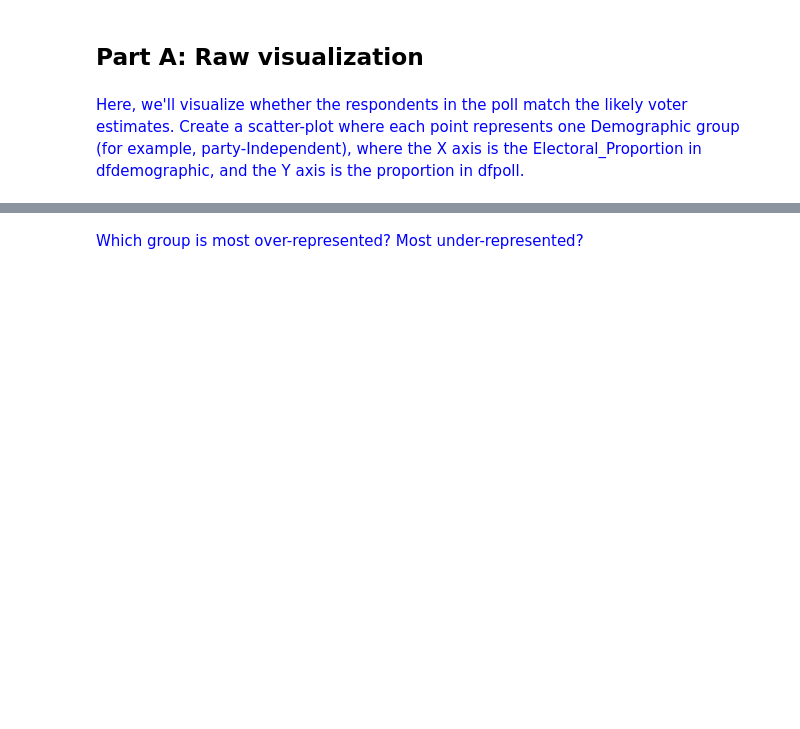
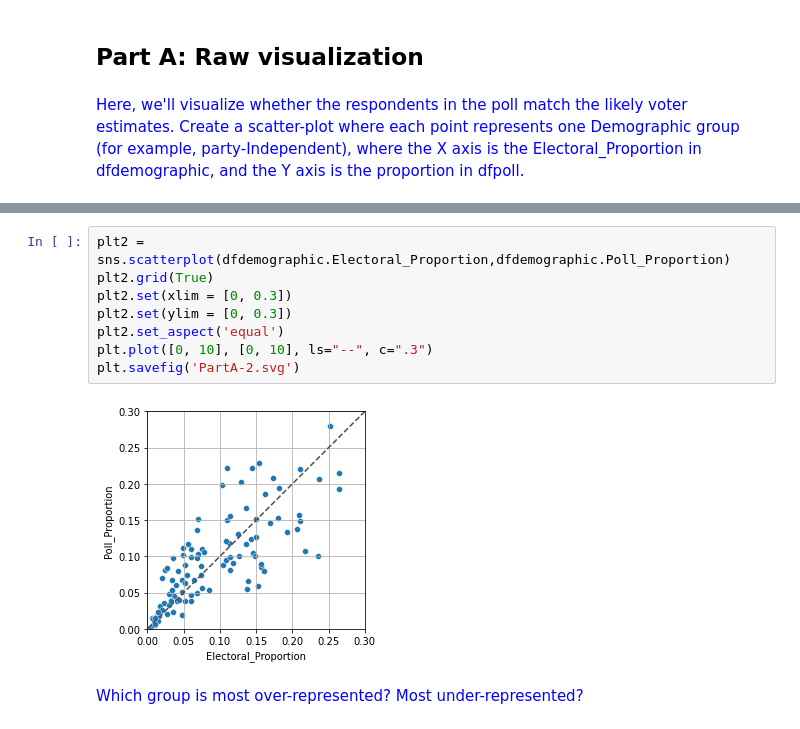
Before and after one commit to martinsun0/People-Data-Systems, a Jupyter notebook: HW1/HW1_assignment.ipynb, the cells around one changed output, grey strips where cells are left out. Cells and saved outputs as stored; diff of their text form; blank space fills up the shorter version.

```diff
--- a/HW1/HW1_assignment.ipynb
+++ b/HW1/HW1_assignment.ipynb
@@ -85,2 +149,12 @@ dfdemographic contains estimates of likely voters in Florida in 2016. When Demog
+# %%
+plt2 = sns.scatterplot(dfdemographic.Electoral_Proportion,dfdemographic.Poll_Proportion)
+plt2.grid(True)
+plt2.set(xlim = [0, 0.3])
+plt2.set(ylim = [0, 0.3])
+plt2.set_aspect('equal')
+plt.plot([0, 10], [0, 10], ls="--", c=".3")
+plt.savefig('PartA-2.svg')
+# %% [output]
+[figure, added]
 # %% [markdown]
 <font color='blue'>Which group is most over-represented? Most under-represented?</font>
```
Also changed, not shown: parts of 20 cells of this notebook, 2 other files.
